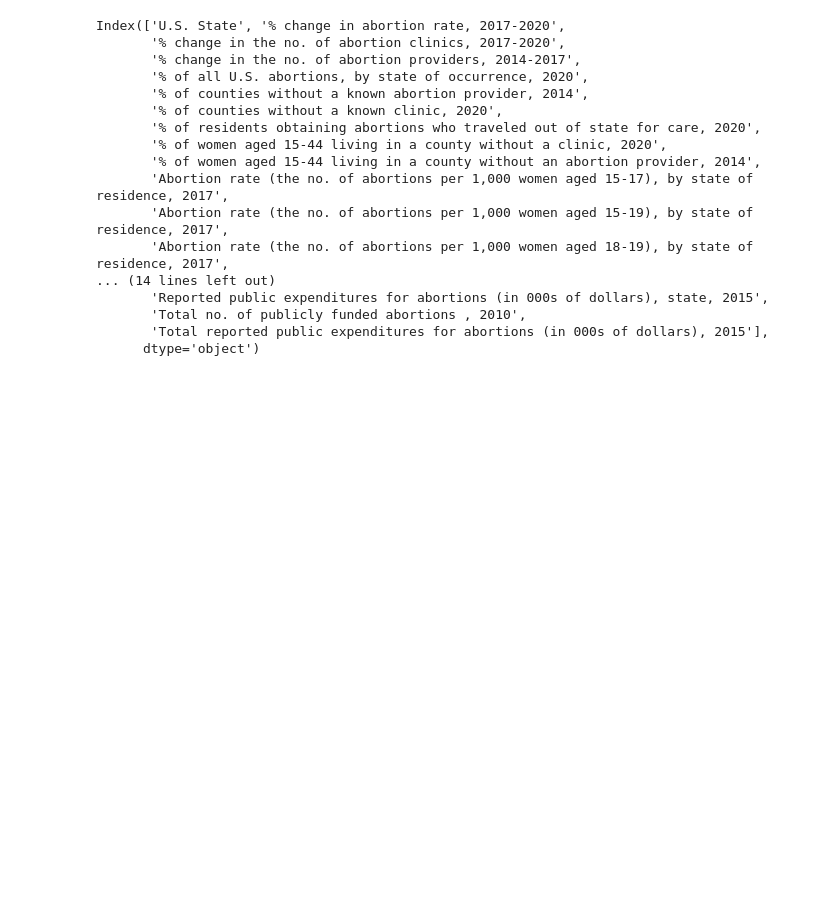
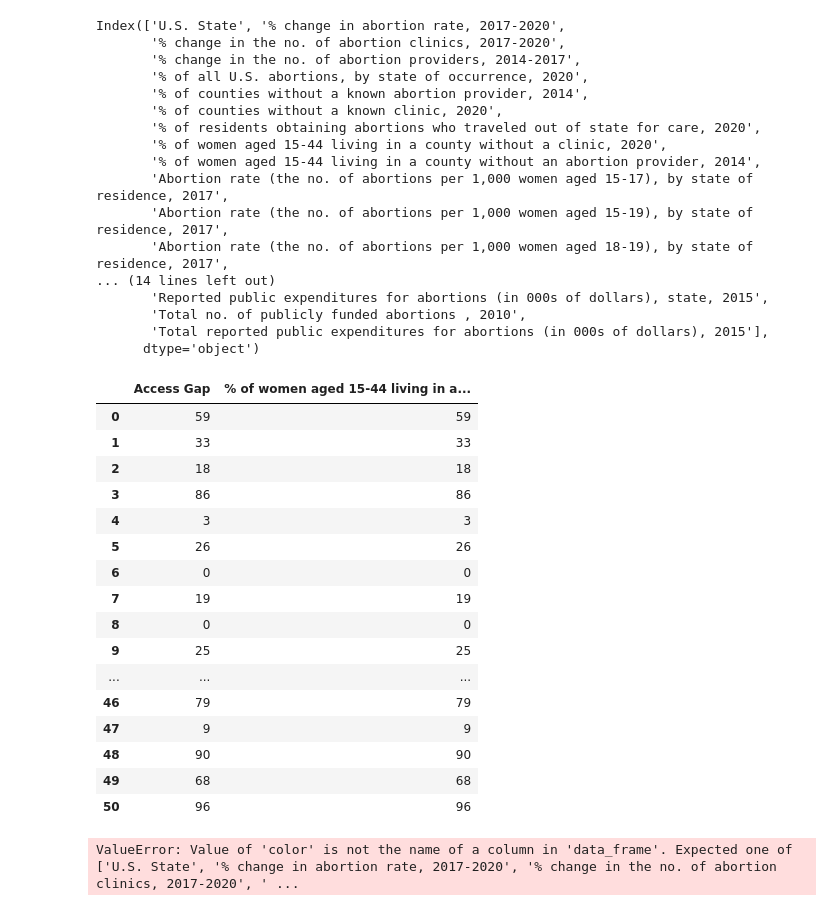
Before and after one commit to arv020/DSC209_Project3, a Jupyter notebook: eda.ipynb, the cells around one changed output. Drawn from its saved outputs; the diff is of its cells as text; code cells hidden in the pictures; blank space fills up the shorter version.

Commit message:
adding filter, stats table

```diff
--- a/eda.ipynb
+++ b/eda.ipynb
@@ -32,3 +32,6 @@ Index(['U.S. State', '% change in abortion rate, 2017-2020',
        'Total no. of publicly funded abortions , 2010',
        'Total reported public expenditures for abortions (in 000s of dollars), 2015'],
       dtype='object')
+# %%
+df['Clinic Change'] = pd.to_numeric(df['% change in the no. of abortion clinics, 2017-2020'], errors='coerce')
+df['Access Gap'] = pd.to_numeric(df['% of women aged 15-44 living in a county without a clinic, 2020'], errors='coerce')
@@ -34,0 +182,20 @@ Index(['U.S. State', '% change in abortion rate, 2017-2020',
+# %%
+df[['Access Gap', '% of women aged 15-44 living in a county without a clinic, 2020']]
+# %% [output]
+|  | Access Gap | % of women aged 15-44 living in a... |
+| 0 | 59 | 59 |
+| 1 | 33 | 33 |
+| 2 | 18 | 18 |
+| 3 | 86 | 86 |
+| 4 | 3 | 3 |
+| 5 | 26 | 26 |
+| 6 | 0 | 0 |
+| 7 | 19 | 19 |
+| 8 | 0 | 0 |
+| 9 | 25 | 25 |
+| ... | ... | ... |
+| 46 | 79 | 79 |
+| 47 | 9 | 9 |
+| 48 | 90 | 90 |
+| 49 | 68 | 68 |
+| 50 | 96 | 96 |
@@ -34,0 +239,23 @@ Index(['U.S. State', '% change in abortion rate, 2017-2020',
+# %%
+import plotly.express as px
+
+fig = px.scatter(
+    df,
+    x='Access Gap',
+    y='% of residents obtaining abortions who traveled out of state for care, 2020',
+    text='U.S. State',
+    trendline='ols',
+    color='Region'  # optional grouping if available
+)
+
+fig.update_traces(textposition='top center')
+fig.update_layout(
+    title="Inverse Relationship: Access Gap vs. Out-of-State Travel",
+    xaxis_title="Access Gap (%)",
+    yaxis_title="% Traveling Out of State for Care (2020)",
+    height=700
+)
+
+fig.show()
+# %% [output]
+ValueError: Value of 'color' is not the name of a column in 'data_frame'. Expected one of ['U.S. State', '% change in abortion rate, 2017-2020', '% change in the no. of abortion clinics, 2017-2020', ' ...
```
Also changed, not shown: parts of 5 cells of this notebook, 2 other files.
